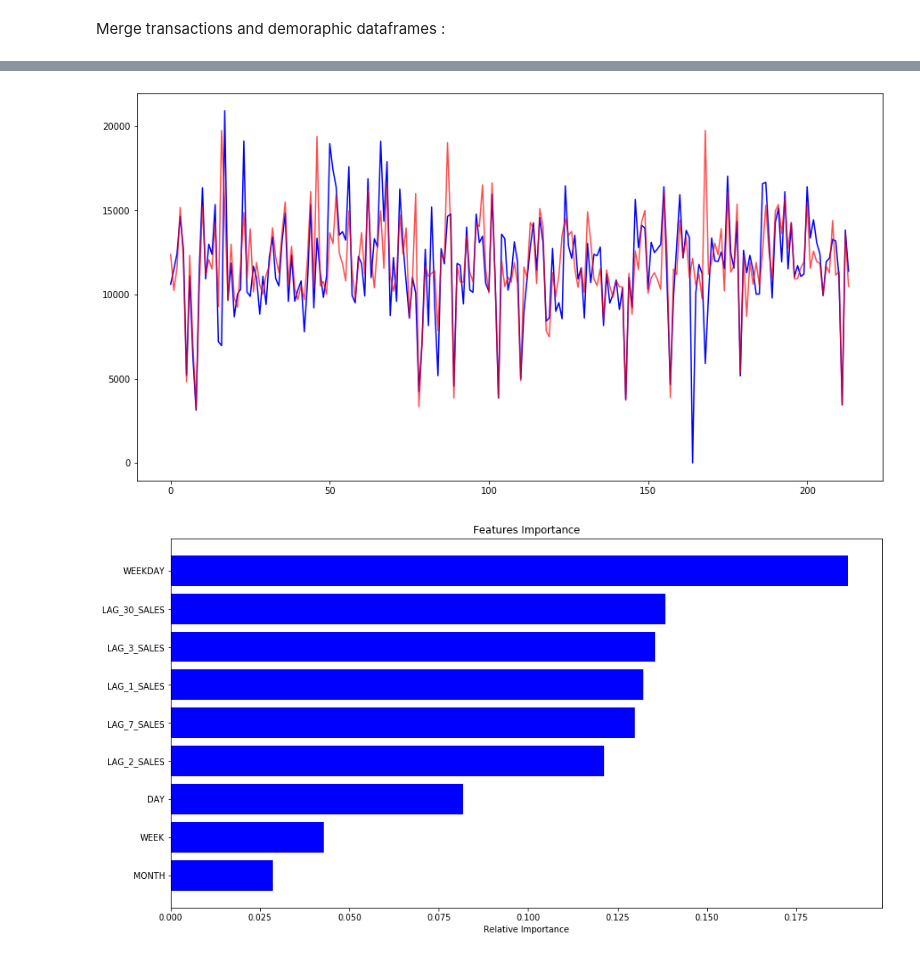
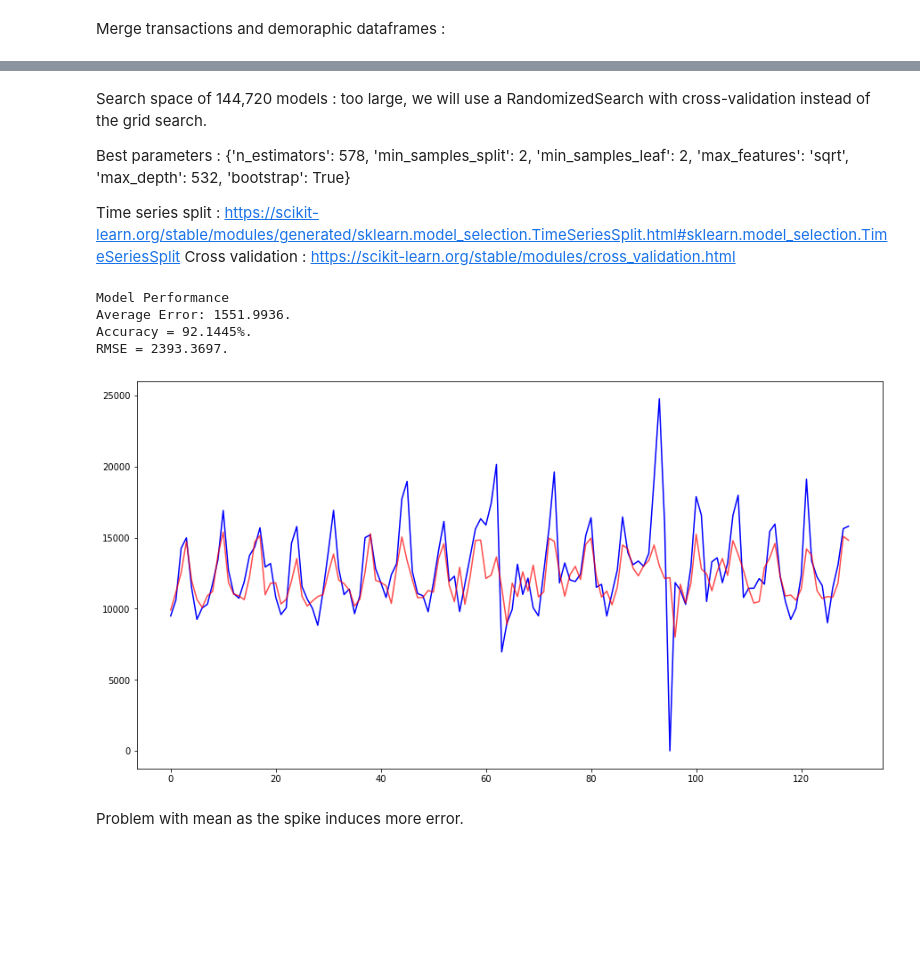
Before and after one commit to LouisAuneau/MISC-sales-forecasting, a Jupyter notebook: Random Forests.ipynb, the cells around one changed output, grey strips where cells are left out. Saved outputs shown, nothing was run; the diff lists cells and outputs as text; code cells hidden in the pictures; blank space fills up the shorter version.

```diff
--- a/Random Forests.ipynb
+++ b/Random Forests.ipynb
@@ -65,15 +65,15 @@ display(transactions.head())
 Merge transactions and demoraphic dataframes :
 # %%
 y = transactions.set_index('DATETIME').groupby(pd.Grouper(freq='D'))['SALES_VALUE'].sum()
-X = daily_sales_ts.index.to_frame()
+X = y.index.to_frame()
 
 def getValueWithLag(date, lag):
     """
     Find the sales value at a date that has the given lag with the given date.
     """
     lagged_datetime = date - timedelta(days=lag)
-    if daily_sales_ts.index.contains(lagged_datetime):
-        return daily_sales_ts[date - timedelta(days=1)]
+    if y.index.contains(lagged_datetime):
+        return y[date - timedelta(days=1)]
     else:
         return float("nan")
 
@@ -93,26 +138,49 @@ X = X.drop(["DATETIME"], axis=1) # Remove datetime as it is not numerical
+# %% [markdown]
+Search space of 144,720 models : too large, we will use a RandomizedSearch with cross-validation instead of the grid search.
+
+Best parameters : {'n_estimators': 578,
+ 'min_samples_split': 2,
+ 'min_samples_leaf': 2,
+ 'max_features': 'sqrt',
+ 'max_depth': 532,
+ 'bootstrap': True}
+
+Time series split : https://scikit-learn.org/stable/modules/generated/sklearn.model_selection.TimeSeriesSplit.html#sklearn.model_selection.TimeSeriesSplit
+Cross validation : https://scikit-learn.org/stable/modules/cross_validation.html
 # %%
-from sklearn.ensemble import RandomForestRegressor
-from sklearn.model_selection import train_test_split
+import math
+from sklearn.metrics import mean_squared_error
 
-X_train, X_test, y_train, y_test = train_test_split(X, y, test_size = 0.33)
+def score(model, X_test, y_test):
+    predictions = model.predict(X_test)
+    errors = abs(predictions - y_test)
+    mape = 100 * np.median((errors / y_test))
+    accuracy = 100 - mape
+    rmse = math.sqrt(mean_squared_error(y_test, predictions))
+    print('Model Performance')
+    print('Average Error: {:0.4f}.'.format(np.mean(errors)))
+    print('Accuracy = {:0.4f}%.'.format(accuracy))
+    print('RMSE = {:0.4f}.'.format(rmse))
 
-random_forest = RandomForestRegressor(n_estimators = 500)
-random_forest.fit(X_train, y_train);
-predictions = random_forest.predict(X_test)
-
+score(rf_random, X_test, y_test)
 rcParams["figure.figsize"] = (15,8)
 plt.plot(y_test.values, 'b')
-plt.plot(predictions, 'r', alpha = 0.7)
+plt.plot(rf_random.predict(X_test), 'r', alpha = 0.7)
 plt.show()
 
-features = X.columns
-importances = random_forest.feature_importances_
-indices = np.argsort(importances)
-plt.title('Features Importance')
-plt.barh(range(len(indices)), importances[indices], color='b', align='center')
-plt.yticks(range(len(indices)), [features[i] for i in indices])
-plt.xlabel('Relative Importance')
-plt.show()
+# features = X.columns
+# importances = rf_random.feature_importances_
+# indices = np.argsort(importances)
+# plt.title('Features Importance')
+# plt.barh(range(len(indices)), importances[indices], color='b', align='center')
+# plt.yticks(range(len(indices)), [features[i] for i in indices])
+# plt.xlabel('Relative Importance')
+# plt.show()
 # %% [output]
+Model Performance
+Average Error: 1551.9936.
+Accuracy = 92.1445%.
+RMSE = 2393.3697.
-[figure, old version]
+[figure, new version]
-[figure, removed]
+# %% [markdown]
+Problem with mean as the spike induces more error.
```
Also changed, not shown: parts of 1 cell of this notebook, 1 other file.
